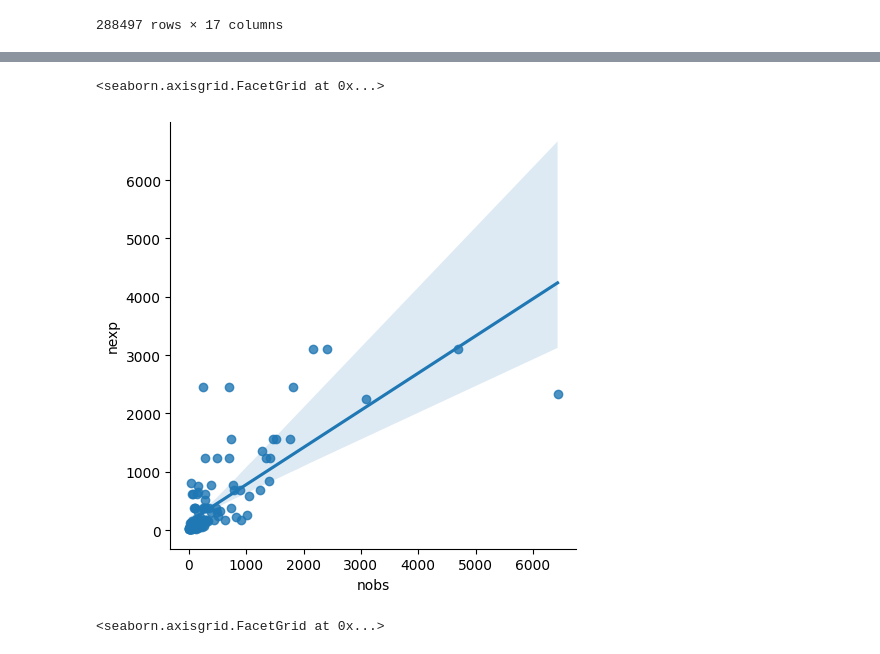
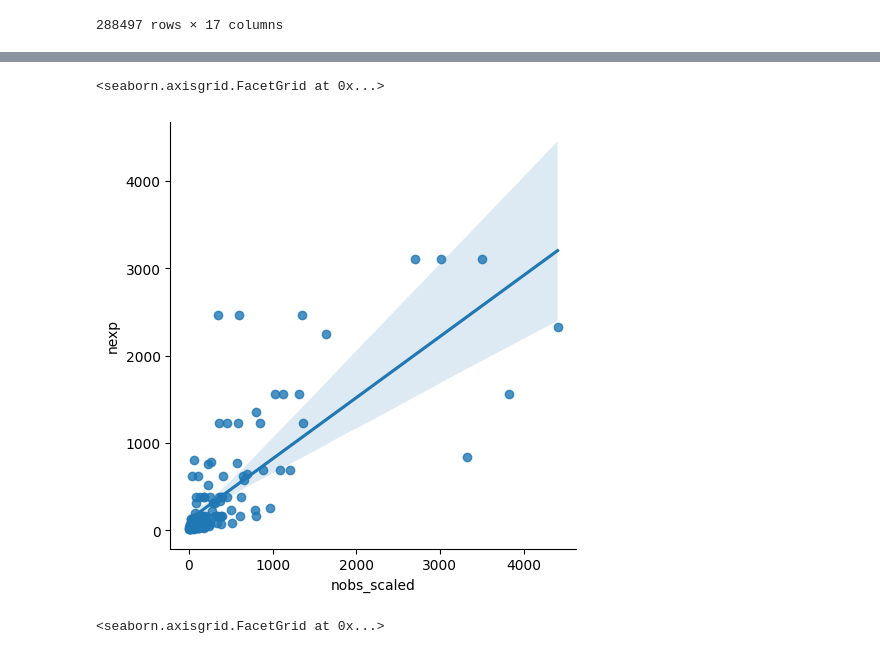
Before and after one commit to mitoclub/RNAViralMutSpec, a Jupyter notebook: sars-cov-2_aa_subst/process.ipynb, the cells around one changed output, grey strips where cells are left out. Cells and saved outputs as stored; diff of their text form; code cells hidden in the pictures.

```diff
--- a/sars-cov-2_aa_subst/process.ipynb
+++ b/sars-cov-2_aa_subst/process.ipynb
@@ -22,0 +32,11 @@ coda = CodonAnnotation(1)
+# %%
+ref_df = pd.DataFrame([f.qualifiers for f in rec.features if f.type == "CDS"])
+ref_df.drop(columns=["locus_tag", "ribosomal_slippage", "codon_start",
+                     "db_xref", 'gene_synonym'], inplace=True)
+ref_df["gene"] = ref_df["gene"].apply(lambda x: x[0])
+ref_df["product"] = ref_df["product"].apply(lambda x: x[0])
+ref_df["protein_id"] = ref_df["protein_id"].apply(lambda x: x[0])
+ref_df["translation"] = ref_df["translation"].apply(lambda x: x[0])
+ref_df = ref_df[ref_df['product'] != 'ORF1a polyprotein']
+ref_df.to_csv('./data/ref_proteins.csv', index=False)
+ref_df
@@ -22,0 +56,5 @@ coda = CodonAnnotation(1)
+# %%
+aa_freqs_df = pd.DataFrame(ref_df.set_index('gene')['translation']\
+                           .apply(Counter).to_dict()).T.fillna(0).astype(int)
+aa_freqs_df.to_csv('./data/ref_aa_freqs.csv')
+aa_freqs_df
@@ -22,0 +74,3 @@ coda = CodonAnnotation(1)
+# %%
+aa_freqs_total_dct = aa_freqs_df.rename(columns=amino_acid_codes).sum(0).to_dict()
+aa_freqs_total_dct
@@ -164,14 +325,17 @@ obs
 obs_clade = obs[obs['clade'] == '20A']
 
 aa_subst = obs_clade.groupby(['aa1', 'aa2'])['count'].sum().rename('nobs').reset_index()
+aa_subst = aa_subst[(aa_subst.aa1 != aa_subst.aa2) & (aa_subst.aa1 != '*') & (aa_subst.aa2 != '*')]
 aa_subst['aa1'] = aa_subst['aa1'].map(amino_acid_codes)
 aa_subst['aa2'] = aa_subst['aa2'].map(amino_acid_codes)
-aa_subst = aa_subst[(aa_subst.aa1 != aa_subst.aa2) & (aa_subst.aa1 != '*') & (aa_subst.aa2 != '*')]
+aa_subst['ref_aa1_freq'] = aa_subst['aa1'].map(aa_freqs_total_dct) / sum(aa_freqs_total_dct.values())
+aa_subst['nobs_scaled'] = aa_subst['nobs'] / aa_subst['ref_aa1_freq']
+aa_subst['nobs_scaled'] = aa_subst['nobs_scaled'] / aa_subst['nobs_scaled'].sum() * aa_subst['nobs'].sum()
 aa_subst = aa_subst.merge(exp_aa_subst.rename(columns={'rate': 'rate_exp'}), 'right').fillna(0)
 aa_subst = aa_subst[aa_subst['aa1'] != aa_subst['aa2']]
-aa_subst['nexp'] = aa_subst.rate_exp / aa_subst.rate_exp.sum() * aa_subst.nobs.sum()
-aa_subst['diff'] = aa_subst.nobs - aa_subst.nexp
-aa_subst['nobs_freqs'] = aa_subst.nobs / aa_subst.nobs.sum()
+aa_subst['nexp'] = aa_subst.rate_exp / aa_subst.rate_exp.sum() * aa_subst.nobs_scaled.sum()
+aa_subst['diff'] = aa_subst.nobs_scaled - aa_subst.nexp
+aa_subst['nobs_freqs'] = aa_subst.nobs_scaled / aa_subst.nobs_scaled.sum()
 aa_subst['nexp_freqs'] = aa_subst.nexp / aa_subst.nexp.sum()
 aa_subst['clade'] = '20A'
 aa_subst
@@ -432,8 +545,8 @@ calc_metrics(aa_subst)
 # %%
-sns.lmplot(aa_subst, x='nobs', y='nexp')
+sns.lmplot(aa_subst, x='nobs_scaled', y='nexp')
 # %% [output]
 <seaborn.axisgrid.FacetGrid at 0x...>
-[figure, old version]
+[figure, new version]
 # %%
 sns.lmplot(aa_subst, x='nobs', y='nexp', col='aa1',
            col_wrap=4, sharex=False, sharey=False, ci=None)
```
Also changed, not shown: parts of 30 cells of this notebook, 5 other files.
